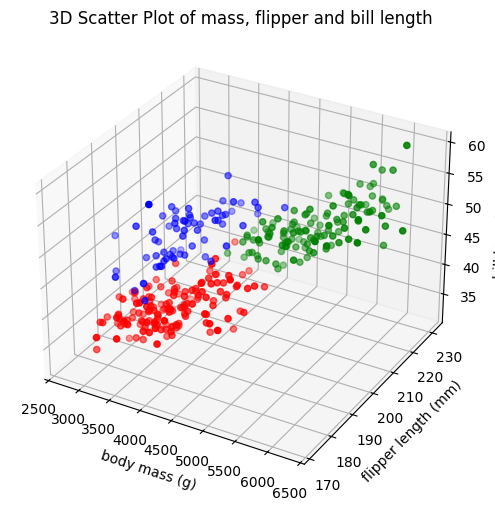
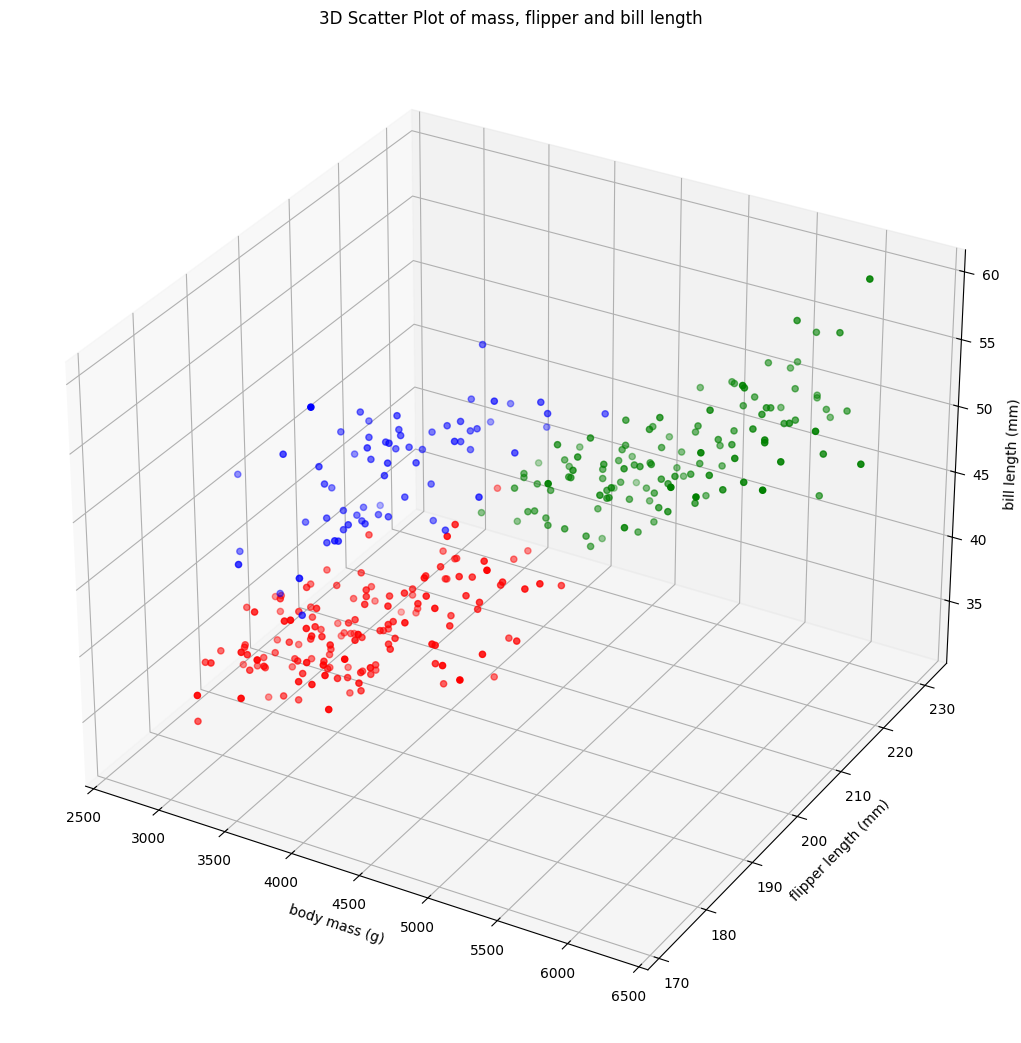
The notebook cell's code change between the first figure and the second:
--- before
+++ after
@@ -16,5 +16,5 @@
 gen_bl = df[(df['species'] == 'Gentoo')]['bill_length_mm']
 
-fig = plt.figure(figsize=(8,6))
+fig = plt.figure(figsize=(13,13))
 ax = fig.add_subplot(111, projection='3d')
 
@@ -31,4 +31,3 @@
 ax.set_title('3D Scatter Plot of mass, flipper and bill length')
 
-
 plt.show()

Commit: edited graphs